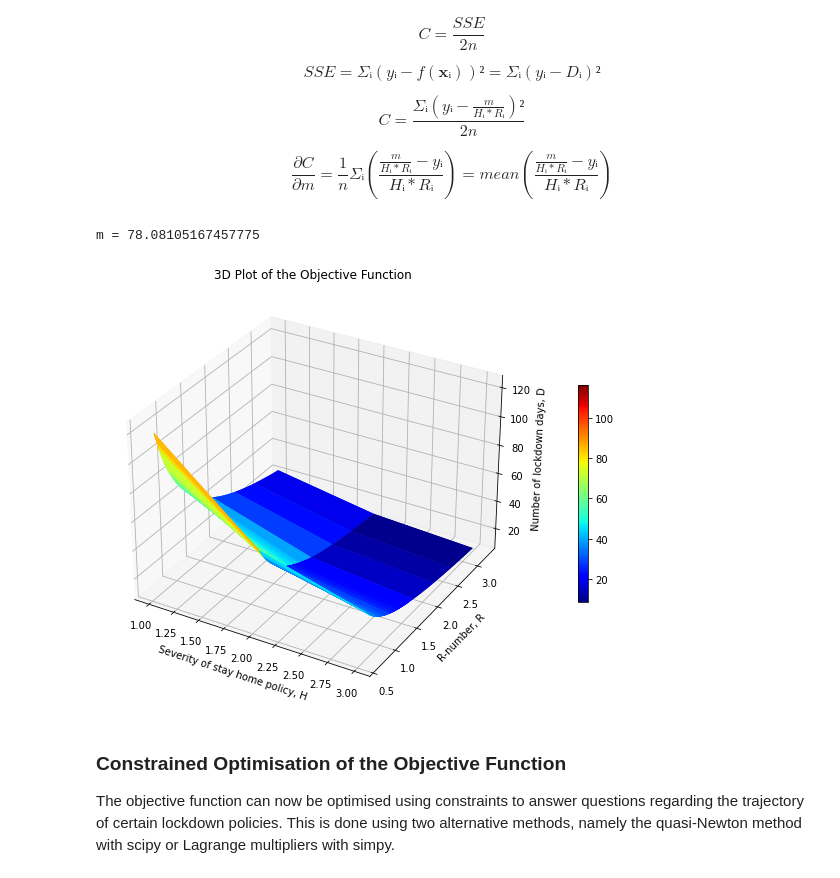
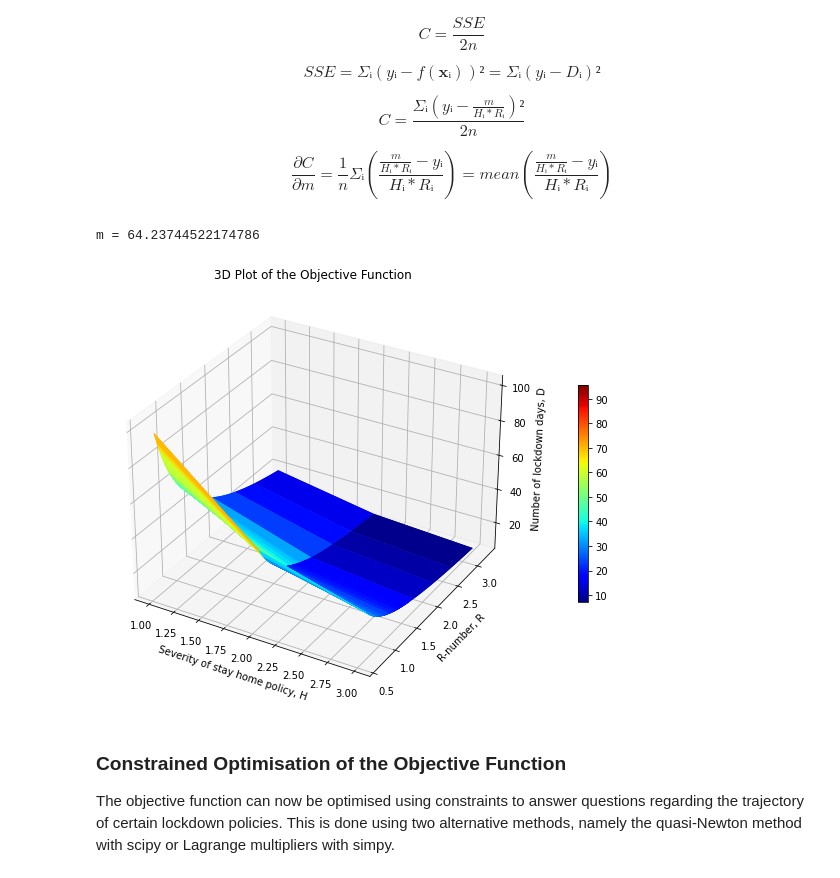
Before and after one commit to LeonidasY/master-ai-projects, a Jupyter notebook: lockdown-optimisation/lockdown-optimisation.ipynb, the cells around one changed output. Saved outputs shown, nothing was run; the diff lists cells and outputs as text; code cells hidden in the pictures.

```diff
--- a/lockdown-optimisation/lockdown-optimisation.ipynb
+++ b/lockdown-optimisation/lockdown-optimisation.ipynb
@@ -212,7 +212,7 @@ def getBatches(X, y, batch_size):
     return mini_batches
 # %%
 # Define the gradient descent function
-def MBGD(gradient, X, y, solution, alpha, gamma, n_iter=10000, batch_size = 20):
+def MBGD(gradient, X, y, solution, alpha, gamma, n_iter=2000, batch_size=20):
     step_size = 0
 
     for _ in range(n_iter):
@@ -230,37 +230,38 @@ def MBGD(gradient, X, y, solution, alpha, gamma, n_iter=10000, batch_size = 20):
     return solution
 # %%
 # Initialise the values for x and y
-D = data['days'].values
-H = data['stay_home'].values
-R = data['reproduction_rate'].values
+days = data['days'].values
+policy = data['stay_home'].values
+rate = data['reproduction_rate'].values
 
 # Compute the coefficient m using gradient descent
-m = MBGD(gradient, X=[H, R], y=[D], solution=[1], alpha=0.1, gamma=0.9)
+m = MBGD(gradient, X=[policy, rate], y=[days], solution=[1],
+         alpha=0.1, gamma=0.9)
 print('m = {}'.format(m[0]))
 # %% [output]
-m = 78.08105167457775
+m = 64.23744522174786
 # %%
 # Preview the 3D plot of the objective function with the found coefficient m
 def f(H, R):
     return m / (H * R)
 
 fig = plt.figure(figsize=(10, 8))
 ax = fig.add_subplot(111, projection='3d')
 
-X, Y = np.meshgrid(H[H != 0], R[R != 0])
+X, Y = np.meshgrid(policy[policy != 0], rate[rate != 0])
 zs = np.array([f(x, y) for x, y in zip(np.ravel(X), np.ravel(Y))])
 Z = zs.reshape(X.shape)
 
 surf = ax.plot_surface(X, Y, Z, cmap='jet')
 ax.set_title('3D Plot of the Objective Function')
 ax.set_xlabel('Severity of stay home policy, H')
 ax.set_ylabel('R-number, R')
 ax.set_zlabel('Number of lockdown days, D')
 fig.colorbar(surf, shrink=0.5, pad=0.1)
 
 plt.show()
 # %% [output]
-[figure, old version]
+[figure, new version]
 # %% [markdown]
 ### Constrained Optimisation of the Objective Function
 
```
Also changed, not shown: parts of 7 cells of this notebook.
